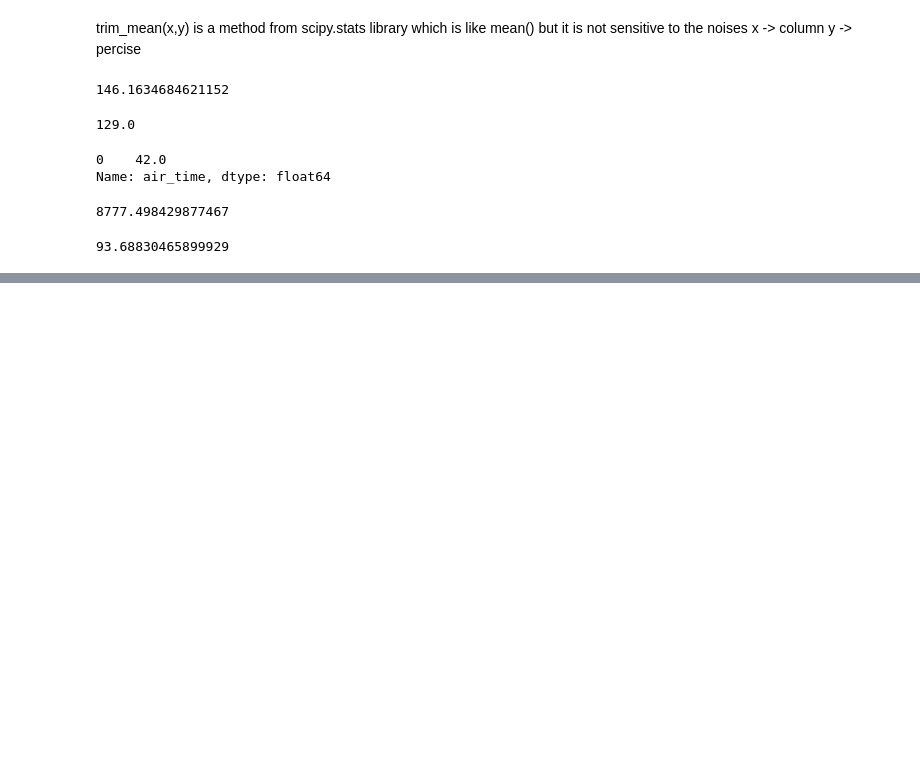
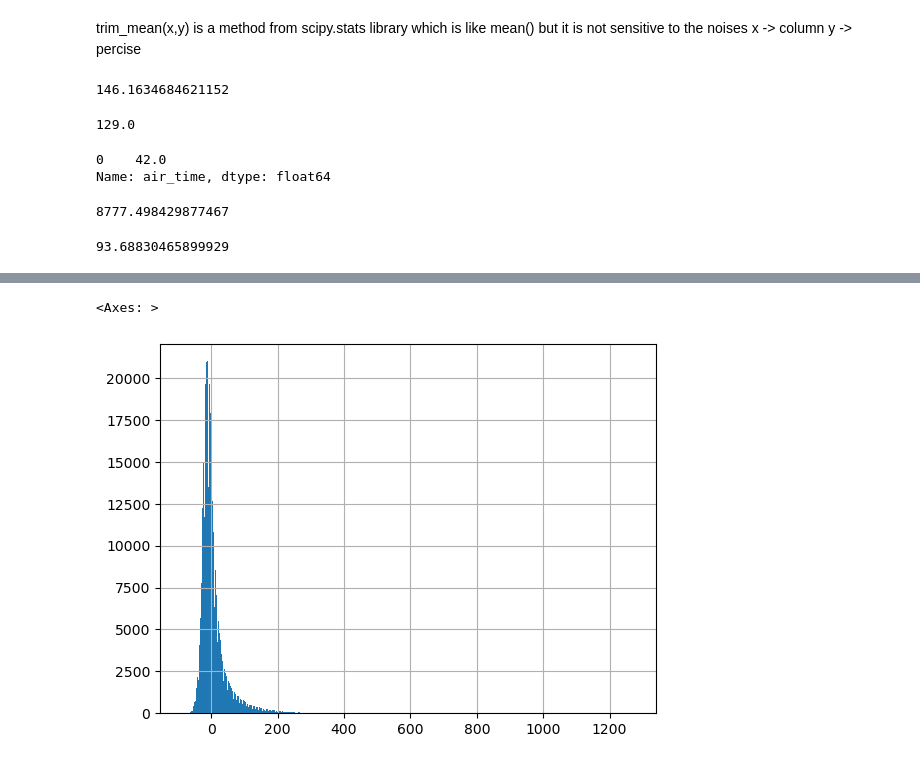
Before and after one commit to BeziKaviani/data-science-ml-learning-path, a Jupyter notebook: 02-descriptive-statistics/descriptive_methods.ipynb, the cells around one changed output, grey strips where cells are left out. Drawn from its saved outputs; the diff is of its cells as text; code cells hidden in the pictures; blank space fills up the shorter version.

```diff
--- a/02-descriptive-statistics/descriptive_methods.ipynb
+++ b/02-descriptive-statistics/descriptive_methods.ipynb
@@ -50,0 +61,5 @@ flight_data['air_time'].std()
+# %%
+flight_data['arr_delay'].hist(bins=500)
+# %% [output]
+<Axes: >
+[figure, added]
```
Also changed, not shown: parts of 8 cells of this notebook.
